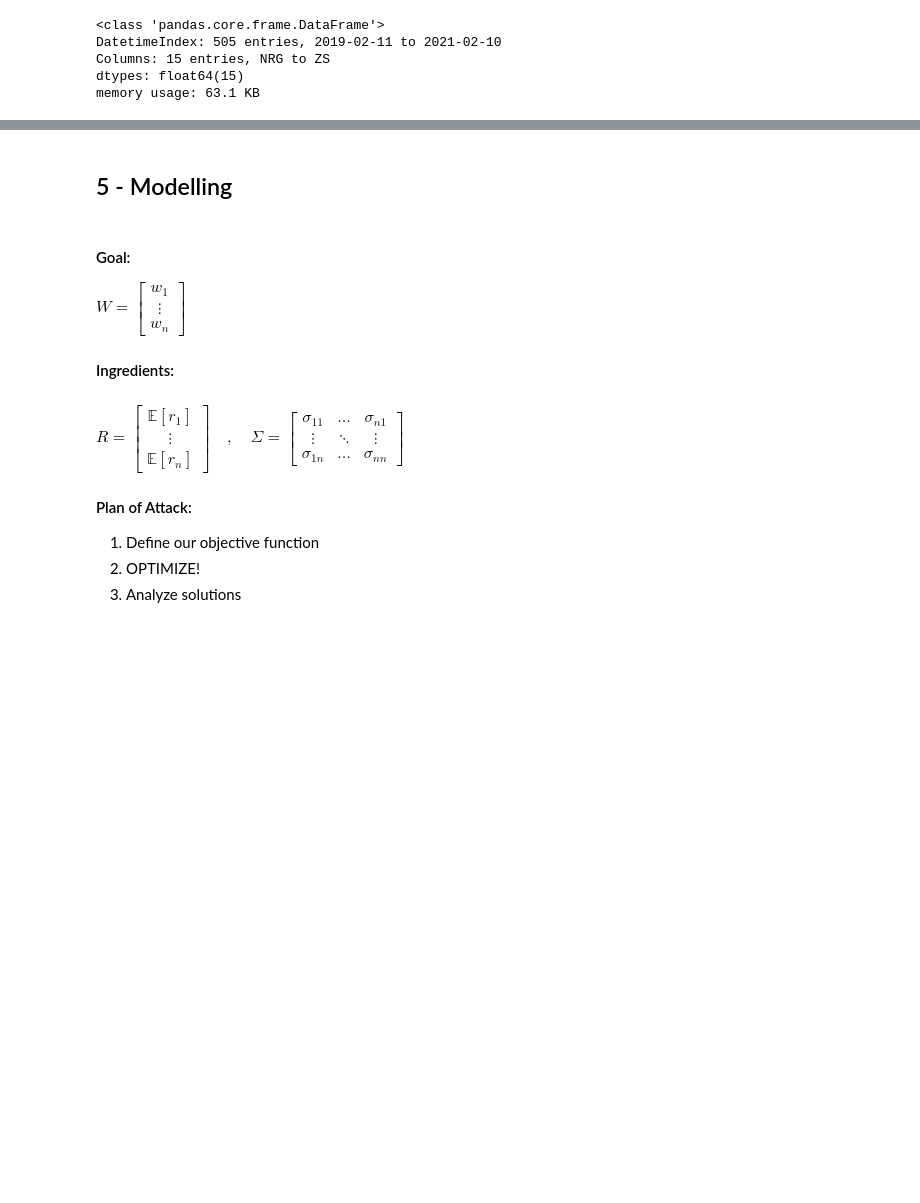
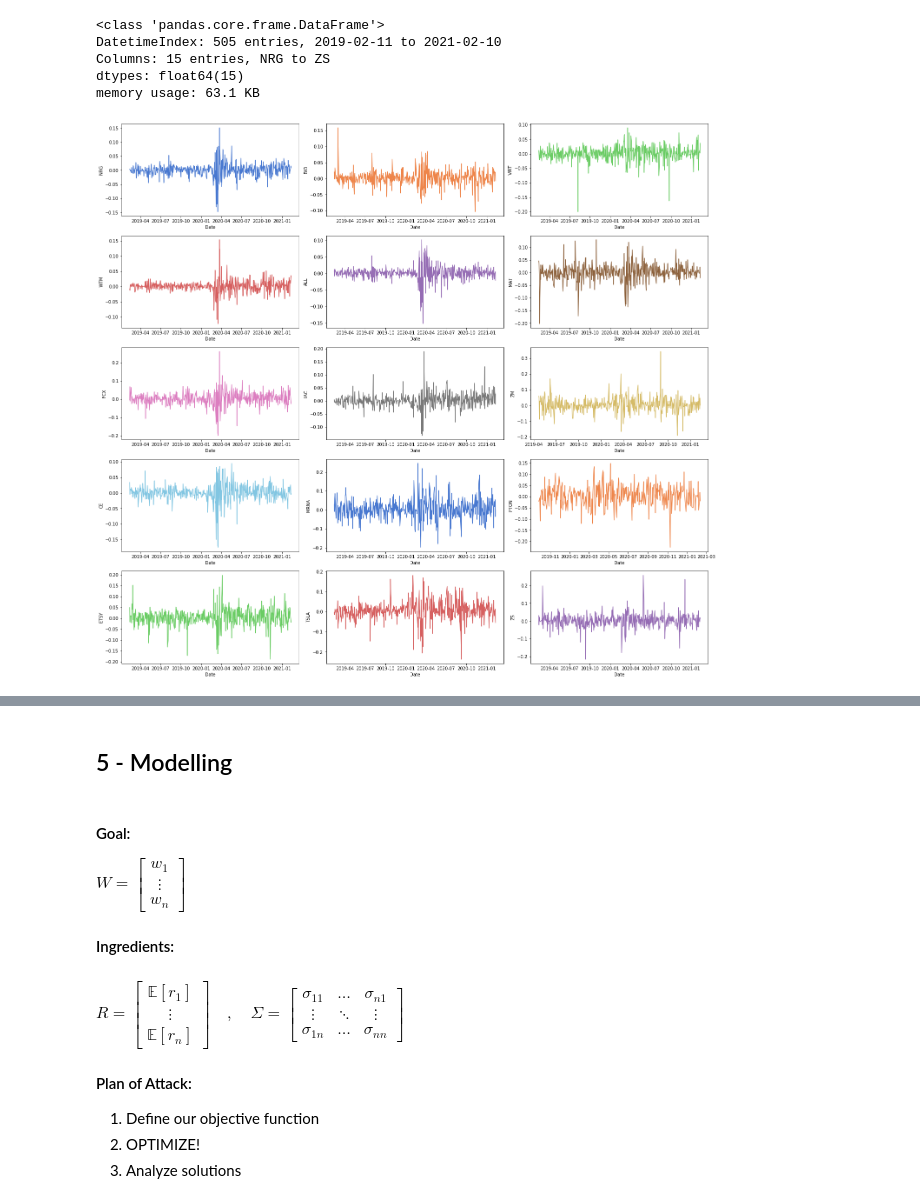
Before and after one commit to patohdzs/getting-them-stonks, a Jupyter notebook: stonks.ipynb, the cells around one changed output, grey strips where cells are left out. Drawn from its saved outputs; the diff is of its cells as text; code cells hidden in the pictures; blank space fills up the shorter version.

```diff
--- a/stonks.ipynb
+++ b/stonks.ipynb
@@ -111,3 +131,14 @@ DatetimeIndex: 505 entries, 2019-02-11 to 2021-02-10
 Columns: 15 entries, NRG to ZS
 dtypes: float64(15)
 memory usage: 63.1 KB
+# %%
+fig, axs = plt.subplots(5,3)
+fig.set_size_inches(20, 18)
+for i in range(15):
+    sns.lineplot(data=returns.iloc[:, i].dropna(),
+                ax=axs[i//3, i % 3],
+                color=standard_palette[i])
+
+plt.tight_layout()
+# %% [output]
+[figure, added]
```
Also changed, not shown: parts of 13 cells of this notebook.
